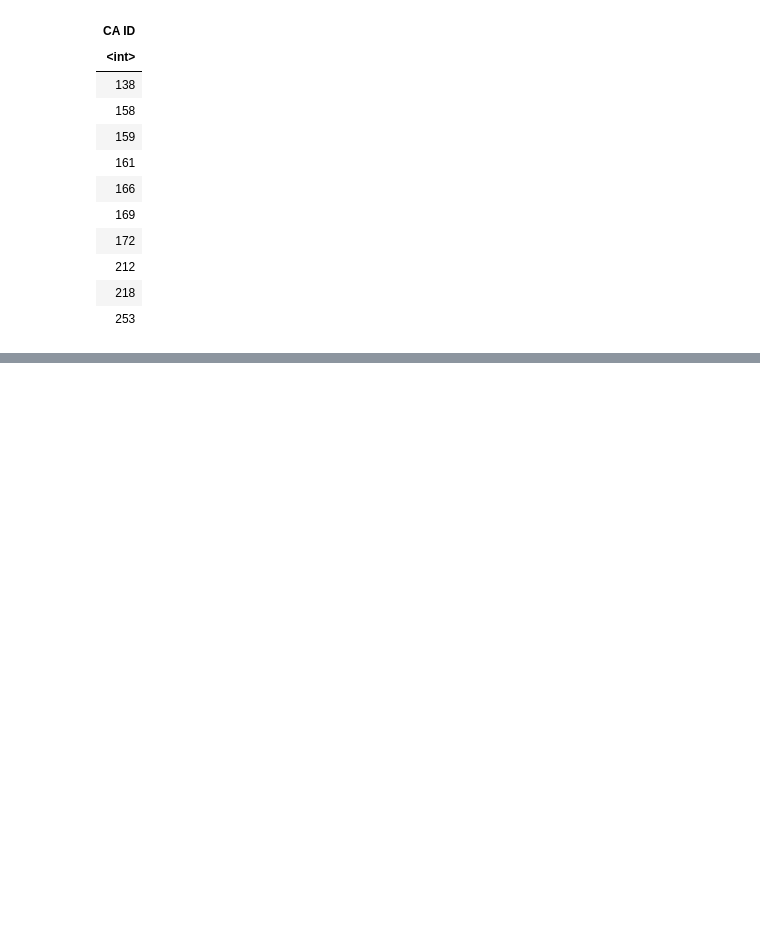
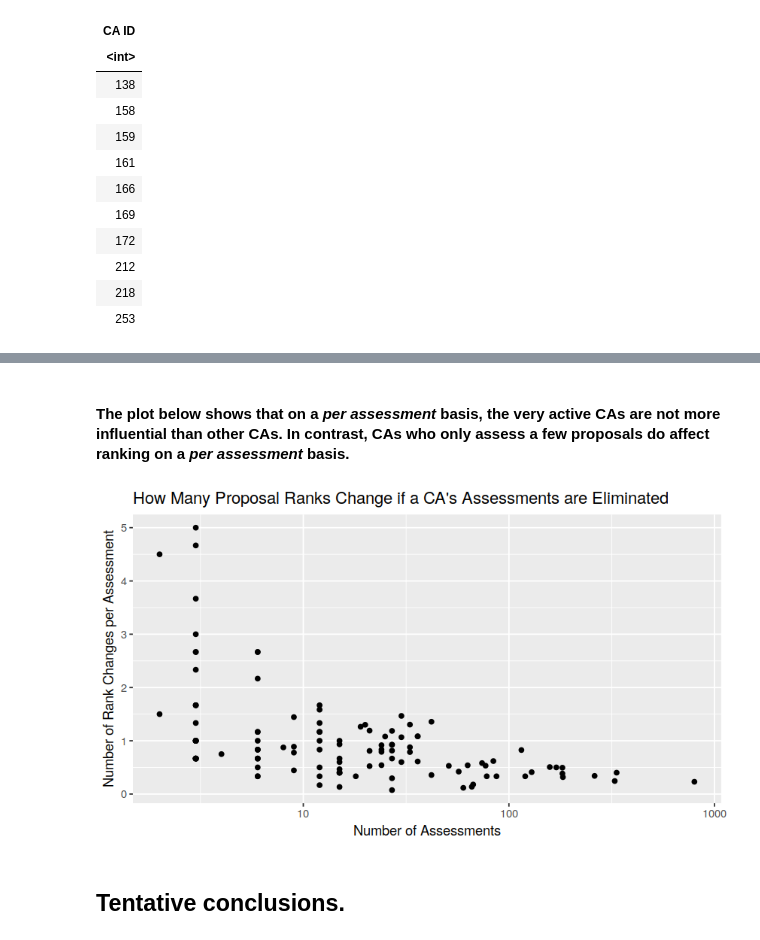
Before and after one commit to bwbush/catalyst-assessment-analyses, a Jupyter notebook: f5-exploratory-analysis.ipynb, the cells around one changed output, grey strips where cells are left out. Drawn from its saved outputs; the diff is of its cells as text; code cells hidden in the pictures; blank space fills up the shorter version.

```diff
--- a/f5-exploratory-analysis.ipynb
+++ b/f5-exploratory-analysis.ipynb
@@ -202,0 +351,17 @@ A data.table: 10 x 1
+# %% [markdown]
+#### The plot below shows that on a *per assessment* basis, the very active CAs are not more influential than other CAs. In contrast, CAs who only assess a few proposals do affect ranking on a *per assessment* basis.
+# %%
+ggplot(
+    f5.perturbation[, .(
+        `Number of Assessments` = sum(`Assessments`),
+        `Number of Rank Changes per Assessment` = sum(`Number of Rank Changes`) / sum(`Assessments`)
+    ), by = .(`CA ID`)][order(- `Number of Rank Changes per Assessment`)],
+    aes(x = `Number of Assessments`, y = `Number of Rank Changes per Assessment`)
+) +
+    geom_point() +
+    scale_x_log10() +
+ggtitle("How Many Proposal Ranks Change if a CA's Assessments are Eliminated")
+# %% [output]
+[figure, added]
+# %% [markdown]
+## Tentative conclusions.
```
Also changed, not shown: parts of 23 cells of this notebook.
